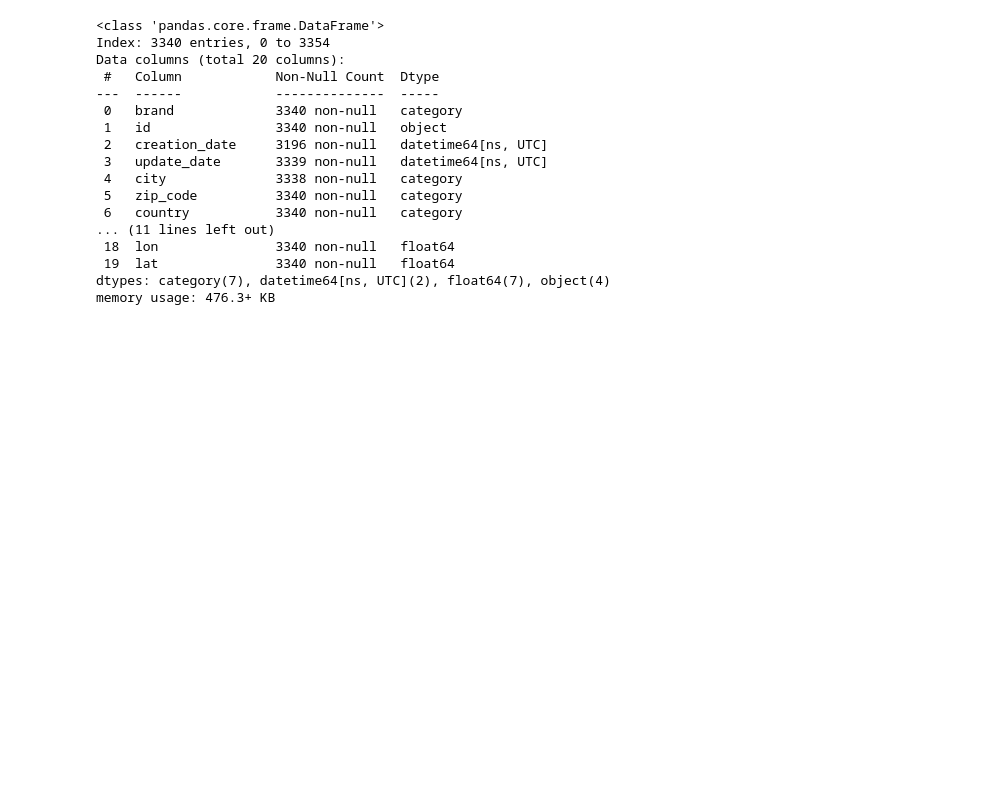
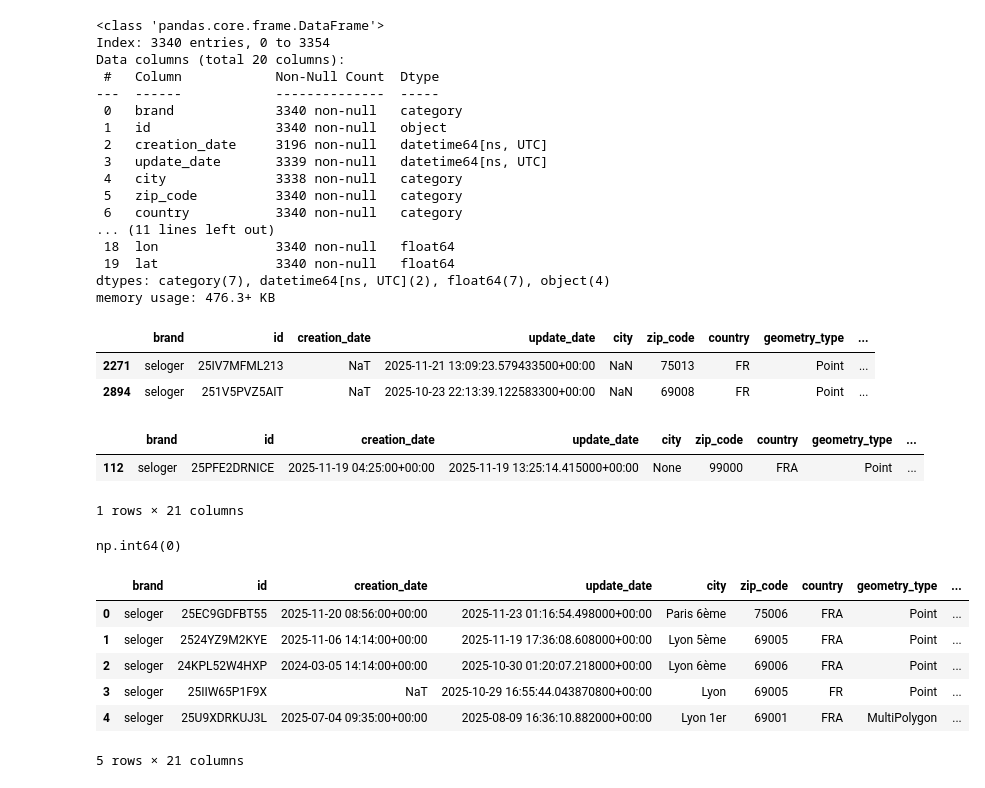
Before and after one commit to andrealoy/ScrapImmo, a Jupyter notebook: EDA.ipynb, the cells around one changed output. Cells and saved outputs as stored; diff of their text form; code cells hidden in the pictures; blank space fills up the shorter version.

```diff
--- a/EDA.ipynb
+++ b/EDA.ipynb
@@ -236,6 +236,34 @@ Data columns (total 20 columns):
  19  lat               3340 non-null   float64
 dtypes: category(7), datetime64[ns, UTC](2), float64(7), object(4)
 memory usage: 476.3+ KB
+# %%
+df[df["city"].isna()]
+# %% [output]
+|  | brand | id | creation_date | update_date | city | zip_code | country | geometry_type | ... |
+| 2271 | seloger | 25IV7MFML213 | NaT | 2025-11-21 13:09:23.579433500+00:00 | NaN | 75013 | FR | Point | ... |
+| 2894 | seloger | 251V5PVZ5AIT | NaT | 2025-10-23 22:13:39.122583300+00:00 | NaN | 69008 | FR | Point | ... |
+# %%
+df[df["city"].isna()]
+# %% [output]
+|  | brand | id | creation_date | update_date | city | zip_code | country | geometry_type | ... |
+| 112 | seloger | 25PFE2DRNICE | 2025-11-19 04:25:00+00:00 | 2025-11-19 13:25:14.415000+00:00 | None | 99000 | FRA | Point | ... |
+1 rows × 21 columns
+# %%
+df["price_m2"] = (df["price_value"] / df["livingSpace"]).round(0)
+# %%
+df["price_m2"].isna().sum()
+# %% [output]
+np.int64(0)
+# %%
+df.head()
+# %% [output]
+|  | brand | id | creation_date | update_date | city | zip_code | country | geometry_type | ... |
+| 0 | seloger | 25EC9GDFBT55 | 2025-11-20 08:56:00+00:00 | 2025-11-23 01:16:54.498000+00:00 | Paris 6ème | 75006 | FRA | Point | ... |
+| 1 | seloger | 2524YZ9M2KYE | 2025-11-06 14:14:00+00:00 | 2025-11-19 17:36:08.608000+00:00 | Lyon 5ème | 69005 | FRA | Point | ... |
+| 2 | seloger | 24KPL52W4HXP | 2024-03-05 14:14:00+00:00 | 2025-10-30 01:20:07.218000+00:00 | Lyon 6ème | 69006 | FRA | Point | ... |
+| 3 | seloger | 25IIW65P1F9X | NaT | 2025-10-29 16:55:44.043870800+00:00 | Lyon | 69005 | FR | Point | ... |
+| 4 | seloger | 25U9XDRKUJ3L | 2025-07-04 09:35:00+00:00 | 2025-08-09 16:36:10.882000+00:00 | Lyon 1er | 69001 | FRA | MultiPolygon | ... |
+5 rows × 21 columns
 # %%
 df.to_csv("data/cleaned.csv", index=False)
 # %%
```
Also changed, not shown: 1 other file.
